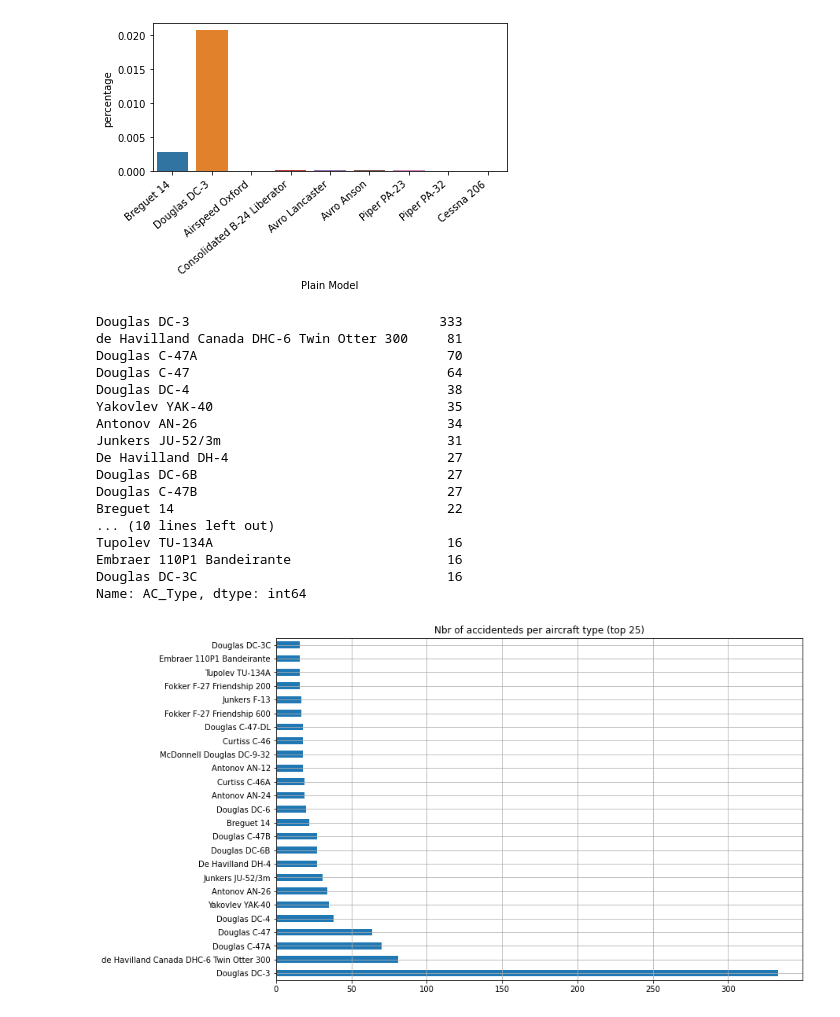
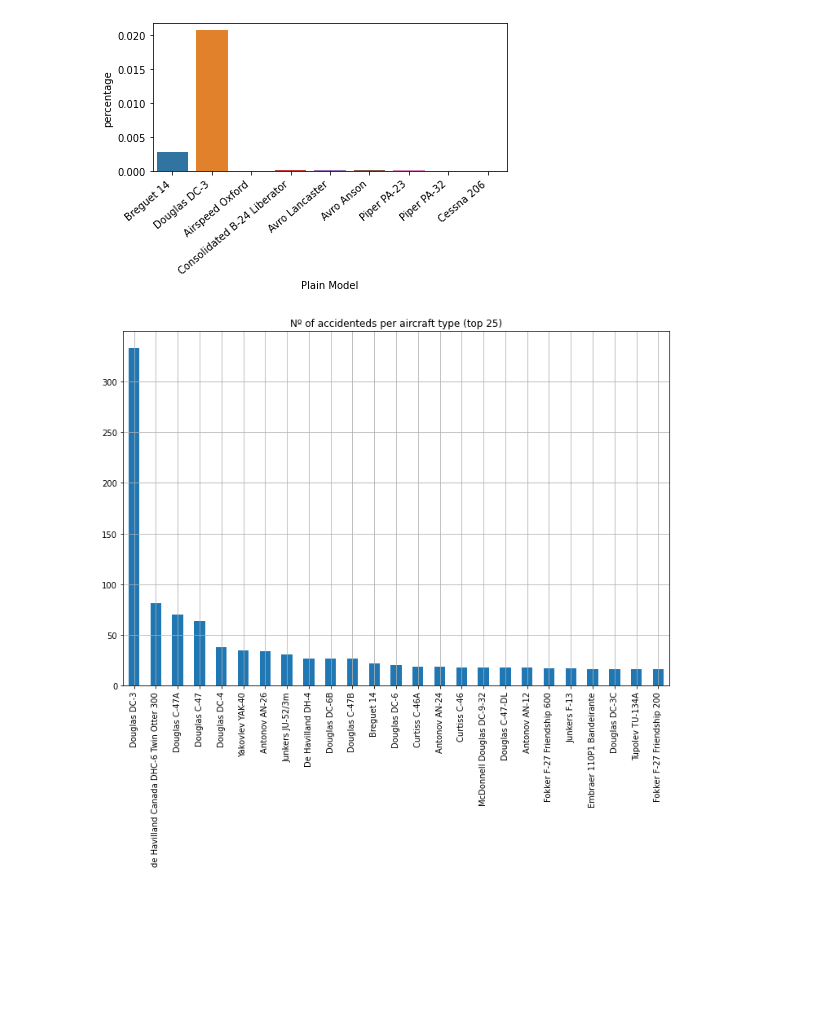
Before and after one commit to Ironhack-Data-Madrid-Febrero-2021/Hey-I-am-a-data-analyst, a Jupyter notebook: Data_Cleaning.ipynb, the cells around one changed output. Cells and saved outputs as stored; diff of their text form; code cells hidden in the pictures; blank space fills up the shorter version.

```diff
--- a/Data_Cleaning.ipynb
+++ b/Data_Cleaning.ipynb
@@ -306,25 +303,9 @@ plt.show()
 [figure]
 # %%
 acc_per_ac_type = df['AC_Type'].value_counts().head(25)
-acc_per_ac_type.plot(kind='barh', figsize=(12,8), title='Nbr of accidenteds per aircraft type (top 25)', grid=True)
+acc_per_ac_type.plot(kind='bar', figsize=(12,8), title='Nº of accidenteds per aircraft type (top 25)', grid=True)
 acc_per_ac_type.head(25)
+plt.show()
 # %% [output]
-Douglas DC-3                                333
-de Havilland Canada DHC-6 Twin Otter 300     81
-Douglas C-47A                                70
-Douglas C-47                                 64
-Douglas DC-4                                 38
-Yakovlev YAK-40                              35
-Antonov AN-26                                34
-Junkers JU-52/3m                             31
-De Havilland DH-4                            27
-Douglas DC-6B                                27
-Douglas C-47B                                27
-Breguet 14                                   22
-... (10 lines left out)
-Tupolev TU-134A                              16
-Embraer 110P1 Bandeirante                    16
-Douglas DC-3C                                16
-Name: AC_Type, dtype: int64
-[figure, old version]
+[figure, new version]
 # %%
```
Also changed, not shown: parts of 5 cells of this notebook.
